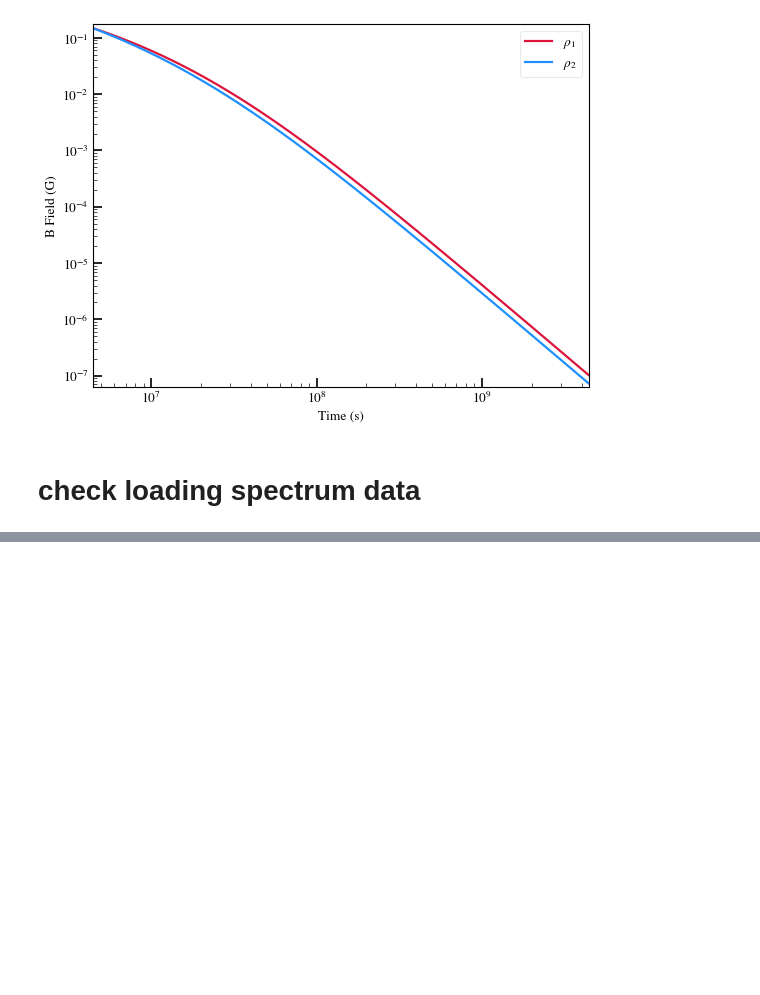
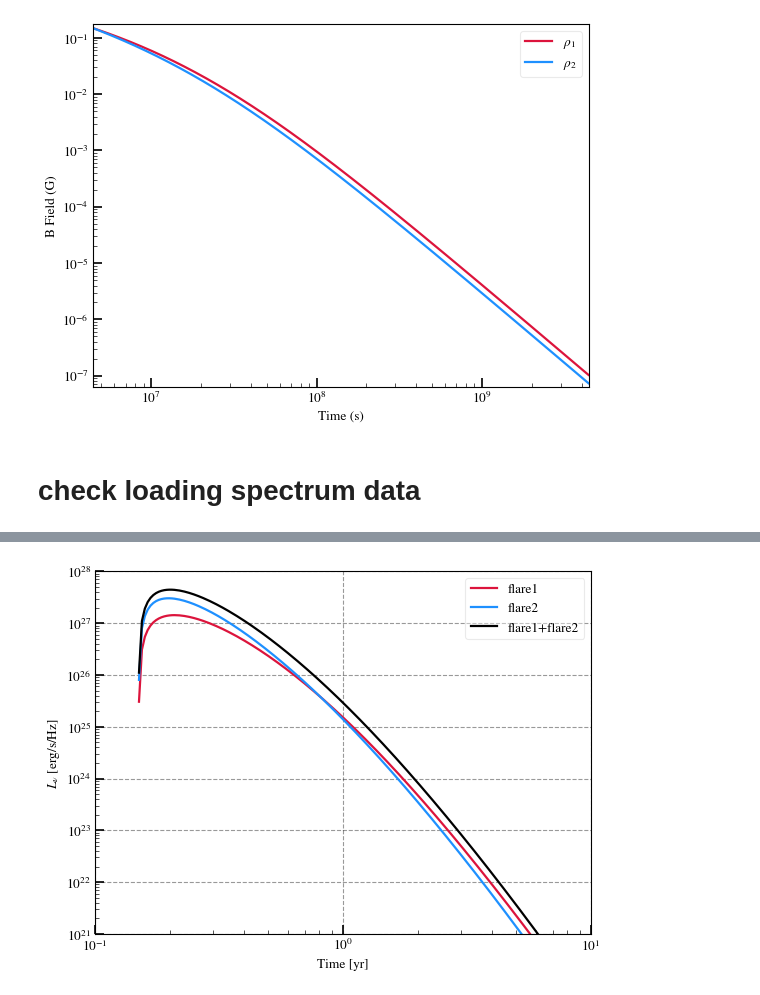
Before and after one commit to samanthacwu/Radio_Forward_Modeling, a Jupyter notebook: spectrum_evolution/check_spectrum_evol.ipynb, the cells around one changed output, grey strips where cells are left out. Saved outputs shown, nothing was run; the diff lists cells and outputs as text; code cells hidden in the pictures; blank space fills up the shorter version.

```diff
--- a/spectrum_evolution/check_spectrum_evol.ipynb
+++ b/spectrum_evolution/check_spectrum_evol.ipynb
@@ -328,0 +374,16 @@ print(len(tvals))
+# %%
+plt.plot(flare1_dict['Lnu_3GHz']['times_yr'],flare1_dict['Lnu_3GHz']['Lnu_abs_atfreq'],color='crimson',label='flare1')
+plt.plot(flare2_dict['Lnu_3GHz']['times_yr'],flare2_dict['Lnu_3GHz']['Lnu_abs_atfreq'],color='dodgerblue',label='flare2')
+plt.plot(flare1_dict['Lnu_3GHz']['times_yr'],
+         flare1_dict['Lnu_3GHz']['Lnu_abs_atfreq']+flare2_dict['Lnu_3GHz']['Lnu_abs_atfreq'],color='black',label='flare1+flare2')
+plt.xlabel('Time [yr]')
+plt.ylabel(r'$L_{\nu}$ [erg/s/Hz]')
+plt.xscale('log')
+plt.yscale('log')
+plt.ylim(1e21,1e28)
+plt.xlim(1e-1,10)
+plt.legend()
+plt.grid()
+plt.savefig('flare1_flare2_Lnu_3GHz.png',bbox_inches='tight',transparent=False,facecolor='white')
+# %% [output]
+[figure, added]
```
Also changed, not shown: parts of 18 cells of this notebook, 1 other file.
